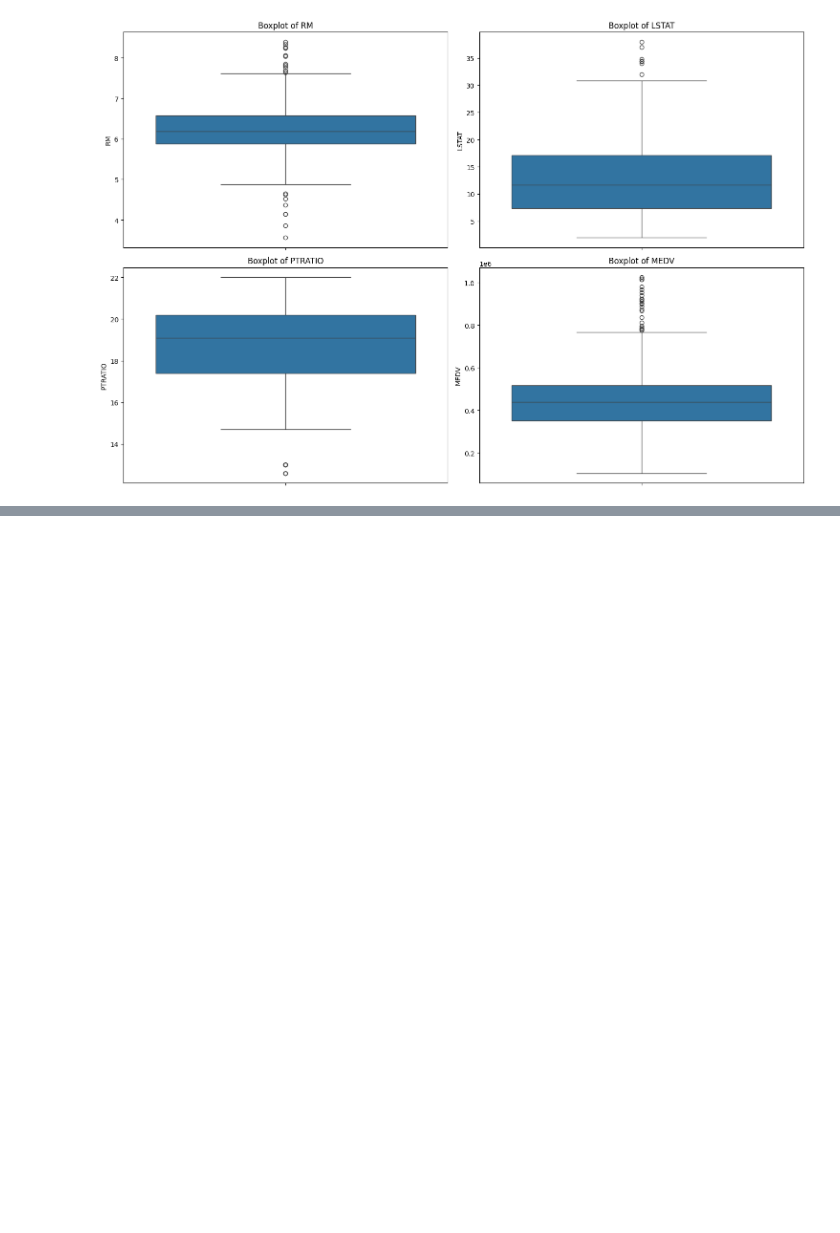
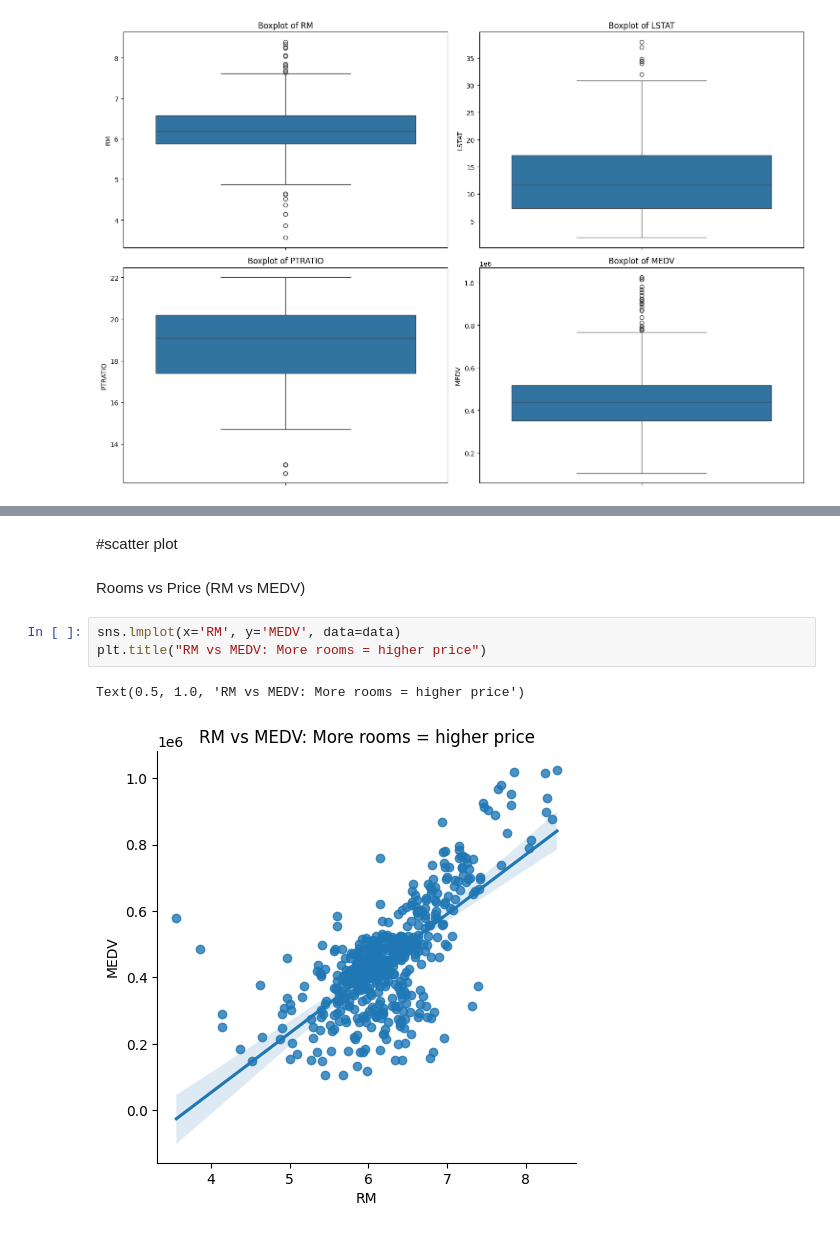
Before and after one commit to Mainabryan/Boston-Hoston-Prediction, a Jupyter notebook: Boston_house_prediction_(linear_multi_regression).ipynb, the cells around one changed output, grey strips where cells are left out. Cells and saved outputs as stored; diff of their text form; blank space fills up the shorter version.

```diff
--- a/Boston_house_prediction_(linear_multi_regression).ipynb
+++ b/Boston_house_prediction_(linear_multi_regression).ipynb
@@ -143,0 +154,10 @@ plt.show()
+# %% [markdown]
+#scatter plot
+# %% [markdown]
+ Rooms vs Price (RM vs MEDV)
+# %%
+sns.lmplot(x='RM', y='MEDV', data=data)
+plt.title("RM vs MEDV: More rooms = higher price")
+# %% [output]
+Text(0.5, 1.0, 'RM vs MEDV: More rooms = higher price')
+[figure, added]
```
Also changed, not shown: parts of 6 cells of this notebook.
